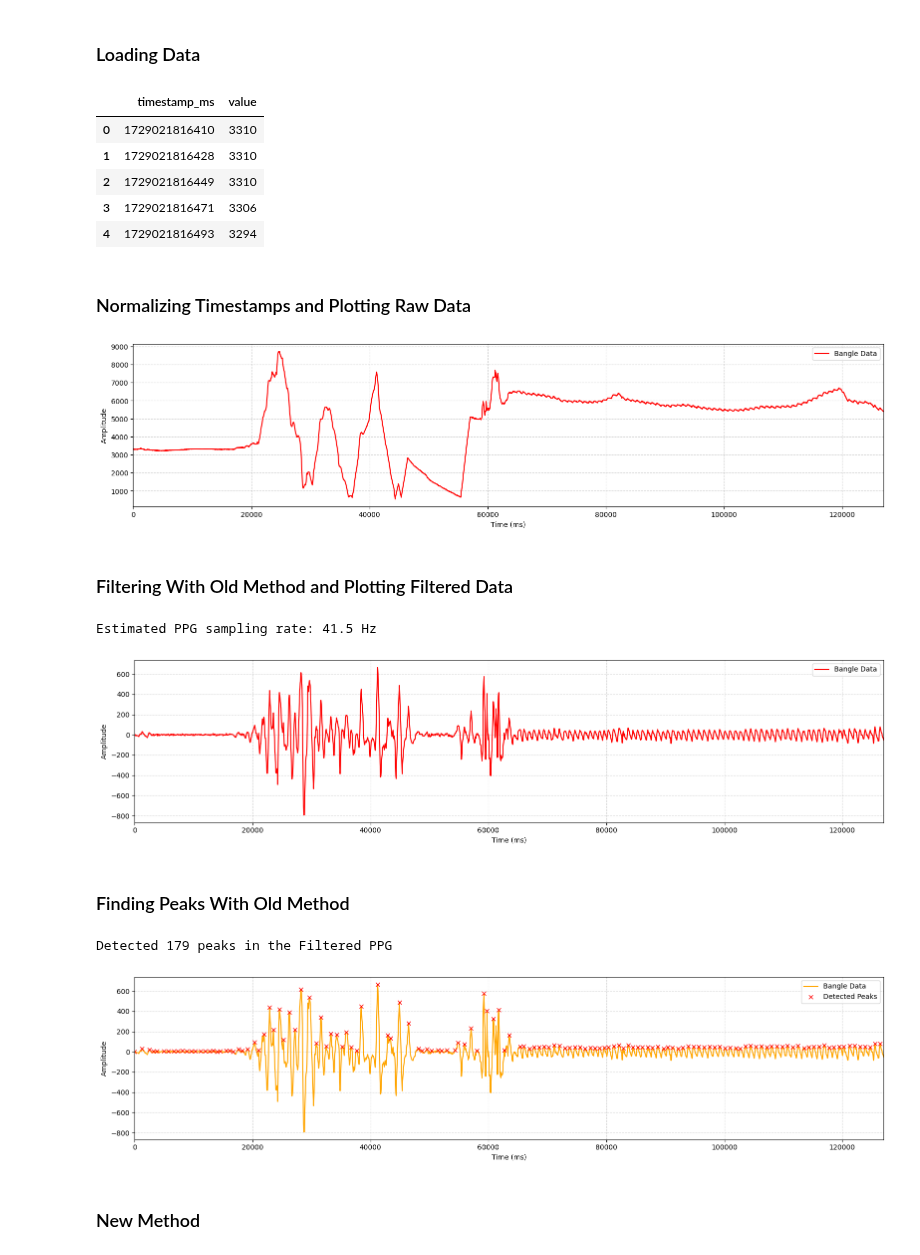
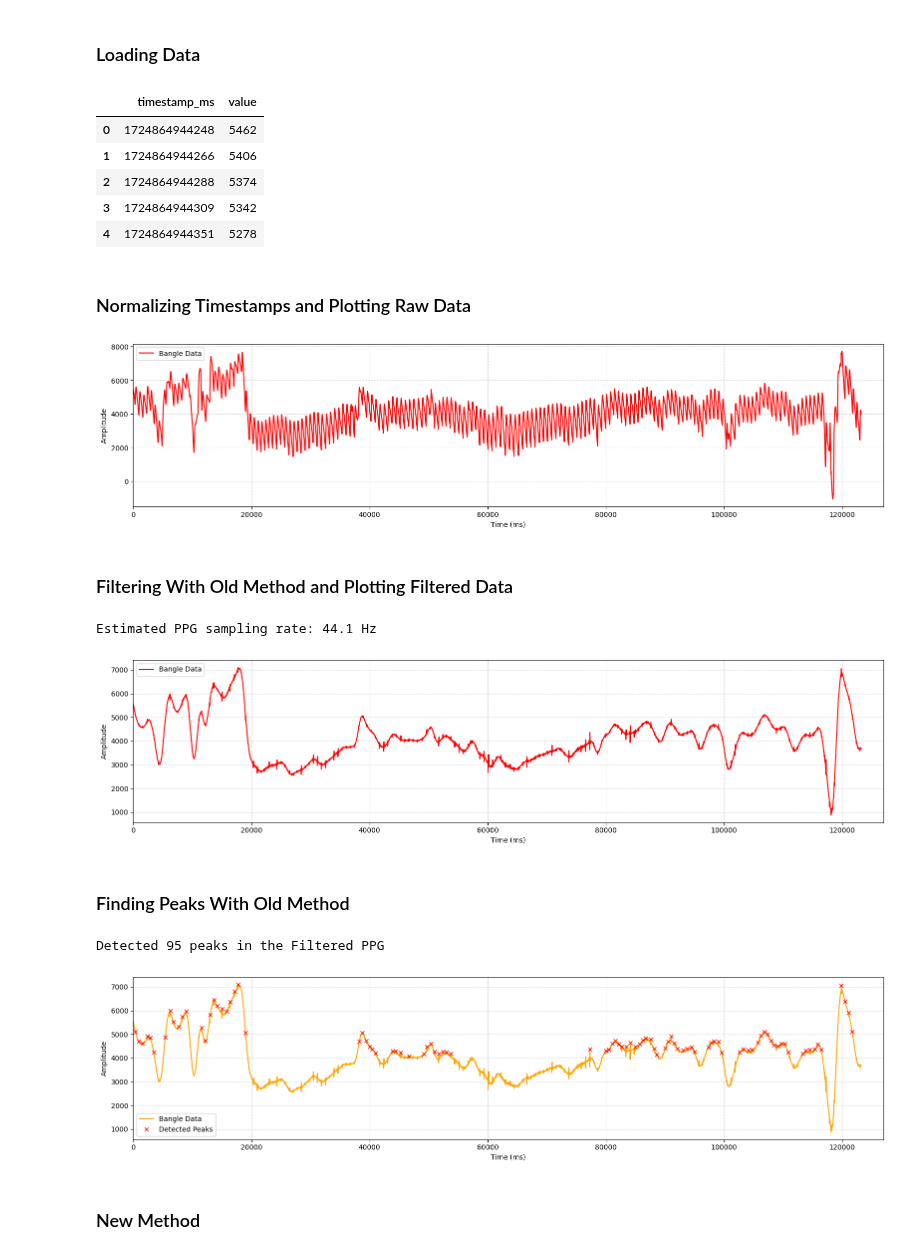
Before and after one commit to Showmick119/Benchmarking-Signal-Processing-Packages, a Jupyter notebook: HRV105M-analysis/bangle.ipynb, the cells around one changed output. Saved outputs shown, nothing was run; the diff lists cells and outputs as text; code cells hidden in the pictures.

```diff
--- a/HRV105M-analysis/bangle.ipynb
+++ b/HRV105M-analysis/bangle.ipynb
@@ -7,15 +7,15 @@ import matplotlib.pyplot as plt
 # %% [markdown]
 ### Loading Data
 # %%
-bangle_data = pd.read_csv("../HRV106M/HRV106M_Finger_Physical Stress/bangle.csv")
+bangle_data = pd.read_csv("../HRV108M/HRV108M_Finger_Physical Stress/bangle.csv")
 bangle_data.head()
 # %% [output]
 |  | timestamp_ms | value |
-| 0 | 1729021816410 | 3310 |
-| 1 | 1729021816428 | 3310 |
-| 2 | 1729021816449 | 3310 |
-| 3 | 1729021816471 | 3306 |
-| 4 | 1729021816493 | 3294 |
+| 0 | 1724864944248 | 5462 |
+| 1 | 1724864944266 | 5406 |
+| 2 | 1724864944288 | 5374 |
+| 3 | 1724864944309 | 5342 |
+| 4 | 1724864944351 | 5278 |
 # %% [markdown]
 ### Normalizing Timestamps and Plotting Raw Data
 # %%
@@ -36,36 +36,37 @@ plt.xlim(left=0, right=127000)
 plt.tight_layout()
 plt.show()
 # %% [output]
-[figure, old version]
+[figure, new version]
 # %% [markdown]
 ### Filtering With Old Method and Plotting Filtered Data
 # %%
 dt = np.diff(timestamps) / 1000.0
 fs = 1 / np.mean(dt)
 print(f"Estimated PPG sampling rate: {fs:.1f} Hz")
 
 from scipy.signal import butter
 
 lowcut, highcut = 0.5, 8.0
 nyq = 0.5 * fs
-b, a = butter(3, [lowcut/nyq, highcut/nyq], btype='band')
+b, a = butter(2, [lowcut/nyq, highcut/nyq], btype='stop')
+# b, a = butter(4, [0.5/(fs/2), 8/(fs/2)], btype='band')
 
 from scipy.signal import filtfilt
 
 ppg_filt = filtfilt(b, a, ppg_raw)
 
 plt.figure(figsize=(16, 4))
 plt.plot(timestamps, ppg_filt, c='r', label="Bangle Data")
 plt.grid(which='both', axis='both', linestyle='--', alpha=0.5)
 plt.xlabel("Time (ms)")
 plt.ylabel("Amplitude")
 plt.legend()
 plt.xlim(left=0, right=127000)
 plt.tight_layout()
 plt.show()
 # %% [output]
-Estimated PPG sampling rate: 41.5 Hz
+Estimated PPG sampling rate: 44.1 Hz
-[figure, old version]
+[figure, new version]
 # %% [markdown]
 ### Finding Peaks With Old Method
 # %%
@@ -87,7 +88,7 @@ plt.xlim(left=0, right=127000)
 plt.tight_layout()
 plt.show()
 # %% [output]
-Detected 179 peaks in the Filtered PPG
+Detected 95 peaks in the Filtered PPG
-[figure, old version]
+[figure, new version]
 # %% [markdown]
 ### New Method
```
Also changed, not shown: parts of 1 cell of this notebook.
